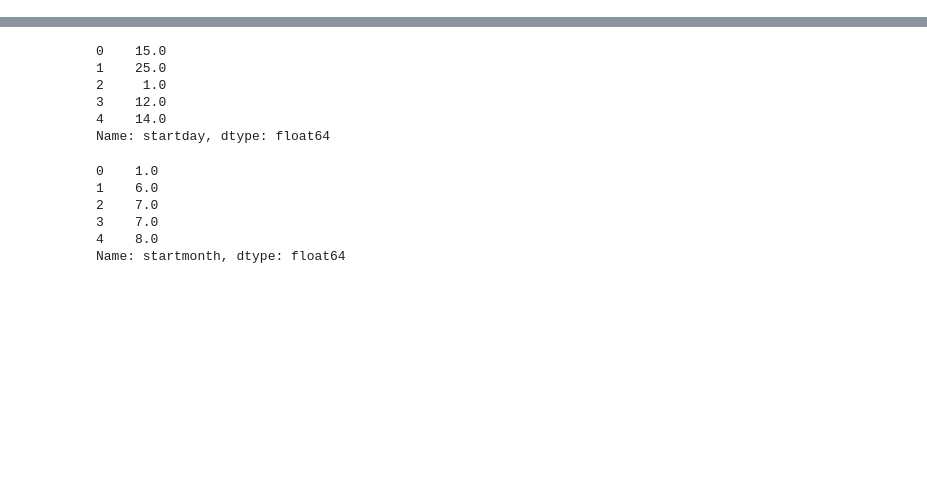
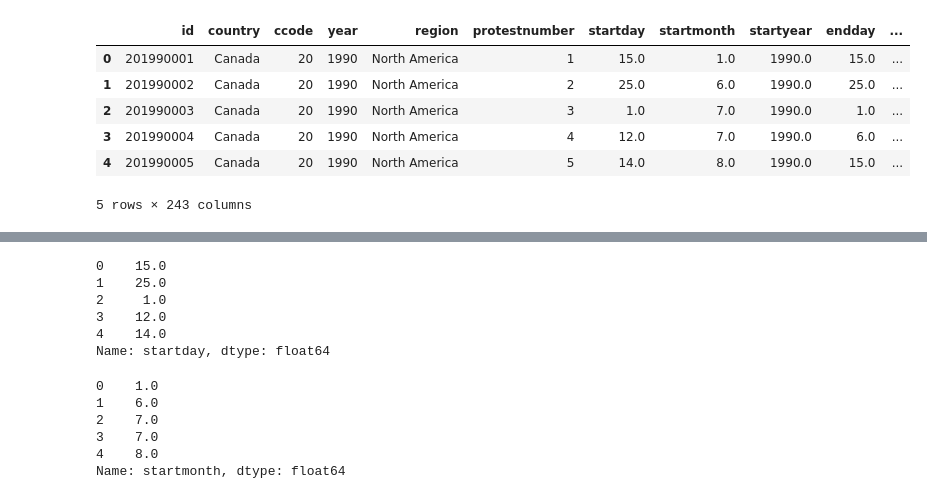
Before and after one commit to EmFib/Mass-Protests, a Jupyter notebook: Hayden Data Cleaning and EDA .ipynb, the cells around one changed output, grey strips where cells are left out. Cells and saved outputs as stored; diff of their text form; code cells hidden in the pictures; blank space fills up the shorter version.

Commit message:
most recent dataframe (encoded protester_id_type and protest_size_category cols) plus my modeling notebook whory cols)

```diff
--- a/Hayden Data Cleaning and EDA .ipynb
+++ b/Hayden Data Cleaning and EDA .ipynb
@@ -60,4 +76,5 @@ prosperity_2020              0
 dtype: int64
 # %%
-# fill nulls with 'no response'
-mass.fillna('None', inplace=True)
+# fill null values with 'None'
+df.fillna('None', inplace=True)
+df.isnull().sum()
@@ -65,12 +103,12 @@ mass.fillna('None', inplace=True)
 # one hot encode stateresponses
 onehot = OneHotEncoder(dtype=np.int, sparse=True)
 
-ohe_df = pd.DataFrame(onehot.fit_transform(mass[['country', 'region','stateresponse1', 'stateresponse2', 'stateresponse3', 'stateresponse4',
+ohe_df = pd.DataFrame(onehot.fit_transform(df[['country', 'region','stateresponse1', 'stateresponse2', 'stateresponse3', 'stateresponse4',
        'stateresponse5', 'stateresponse6', 'stateresponse7', 'protesterdemand1',
-       'protesterdemand2', 'protesterdemand3', 'protesterdemand4']]).toarray(),
+       'protesterdemand2', 'protesterdemand3', 'protesterdemand4', 'protest_size_category', 'protester_id_type']]).toarray(),
                          columns=onehot.get_feature_names(['country', 'region','stateresponse1', 'stateresponse2', 'stateresponse3', 'stateresponse4',
        'stateresponse5', 'stateresponse6', 'stateresponse7', 'protesterdemand1',
-       'protesterdemand2', 'protesterdemand3', 'protesterdemand4']))
+       'protesterdemand2', 'protesterdemand3', 'protesterdemand4', 'protest_size_category', 'protester_id_type']))
 # %%
 ohe_df.columns
 # %% [output]
@@ -122,0 +180,13 @@ array([1, 0], dtype=int64)
+# %%
+# clean response columns to (0,1)
+
+ohe_df['arrests'] = ohe_df['arrests'].map(lambda x: 1 if x >= 1 else 0)
+ohe_df['accomodation'] = ohe_df['accomodation'].map(lambda x: 1 if x >= 1 else 0)
+ohe_df['beatings'] = ohe_df['beatings'].map(lambda x: 1 if x >= 1 else 0)
+ohe_df['crowddispersal'] = ohe_df['crowddispersal'].map(lambda x: 1 if x >= 1 else 0)
+ohe_df['ignore'] = ohe_df['ignore'].map(lambda x: 1 if x >= 1 else 0)
+ohe_df['killings'] = ohe_df['killings'].map(lambda x: 1 if x >= 1 else 0)
+ohe_df['no_response'] = ohe_df['no_response'].map(lambda x: 1 if x >= 1 else 0)
+ohe_df['shootings'] = ohe_df['shootings'].map(lambda x: 1 if x >= 1 else 0)
+
+ohe_df.head()
@@ -123,3 +201,7 @@ array([1, 0], dtype=int64)
+# %%
+# same thing for demand columns that have values that are greater than 1
+ohe_df['price increases_tax_policy'] = ohe_df['price increases_tax_policy'].map(lambda x: 1 if x >= 1 else 0)
+ohe_df['removal_of_politician'] = ohe_df['removal_of_politician'].map(lambda x: 1 if x >= 1 else 0)
 # %%
 ohe_df.columns
 # %% [output]
@@ -139,0 +275,13 @@ array([1], dtype=int64)
+# %%
+# concat protest_demands and state_reponses
+
+mass = pd.concat([mass, ohe_df], axis=1, join='inner')
+mass.head()
+# %% [output]
+|  | id | country | ccode | year | region | protestnumber | startday | startmonth | startyear | endday | ... |
+| 0 | 201990001 | Canada | 20 | 1990 | North America | 1 | 15.0 | 1.0 | 1990.0 | 15.0 | ... |
+| 1 | 201990002 | Canada | 20 | 1990 | North America | 2 | 25.0 | 6.0 | 1990.0 | 25.0 | ... |
+| 2 | 201990003 | Canada | 20 | 1990 | North America | 3 | 1.0 | 7.0 | 1990.0 | 1.0 | ... |
+| 3 | 201990004 | Canada | 20 | 1990 | North America | 4 | 12.0 | 7.0 | 1990.0 | 6.0 | ... |
+| 4 | 201990005 | Canada | 20 | 1990 | North America | 5 | 14.0 | 8.0 | 1990.0 | 15.0 | ... |
+5 rows × 243 columns
```
Also changed, not shown: parts of 96 cells of this notebook, 2 other files.
